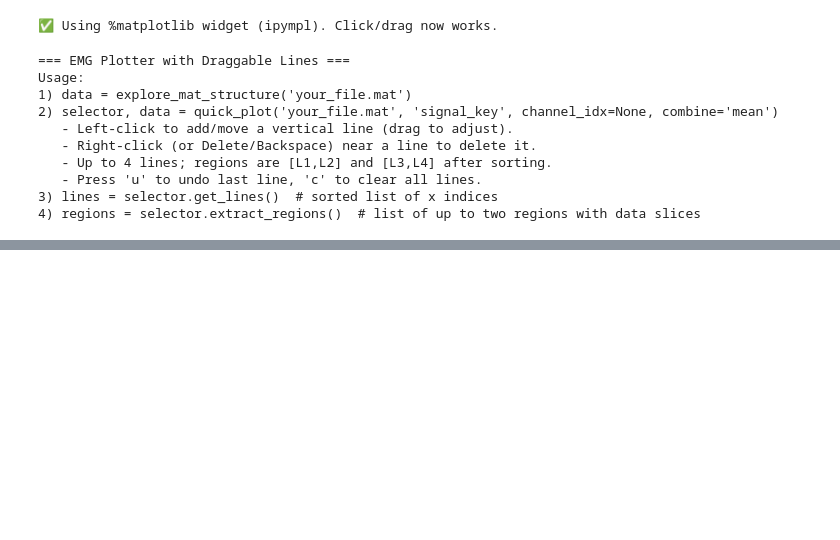
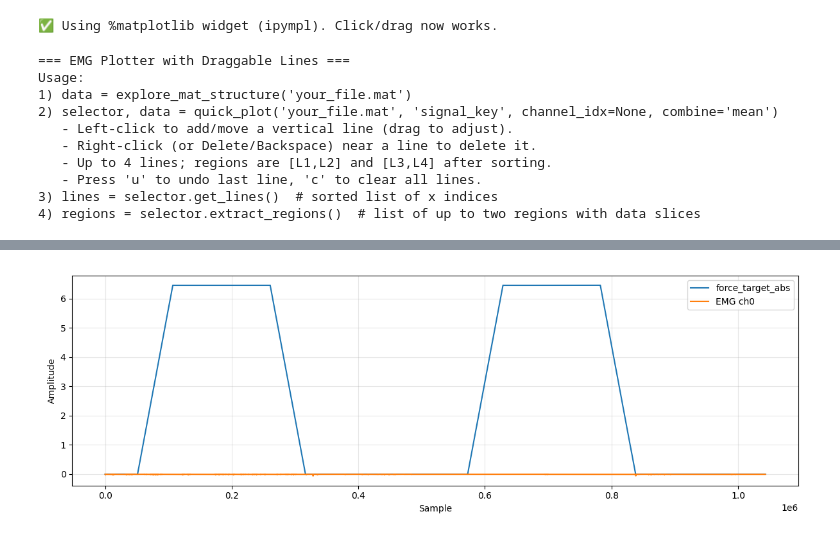
Before and after one commit to Jihagen/IntMS_EEG, a Jupyter notebook: data/preprocessing/preprocessing.ipynb, the cells around one changed output, grey strips where cells are left out. Drawn from its saved outputs; the diff is of its cells as text; code cells hidden in the pictures; blank space fills up the shorter version.

```diff
--- a/data/preprocessing/preprocessing.ipynb
+++ b/data/preprocessing/preprocessing.ipynb
@@ -801,0 +732,15 @@ array({'region_num': 1, 'start_idx': 58094, 'end_idx': 325882, 'length': 267788,
+# %%
+ft = semg['data']['force_target_abs'].squeeze()
+EMG = np.asarray(semg['data']['EMG'])
+
+plt.figure(figsize=(12, 4))
+plt.plot(ft, label="force_target_abs")          # (T,)
+plt.plot(EMG[0], label="EMG ch0")               # (T,) first channel
+plt.xlabel("Sample")
+plt.ylabel("Amplitude")
+plt.grid(True, alpha=0.3)
+plt.legend()
+plt.tight_layout()
+plt.show()
+# %% [output]
+[figure, added]
```
Also changed, not shown: parts of 28 cells of this notebook, 5 other files.
